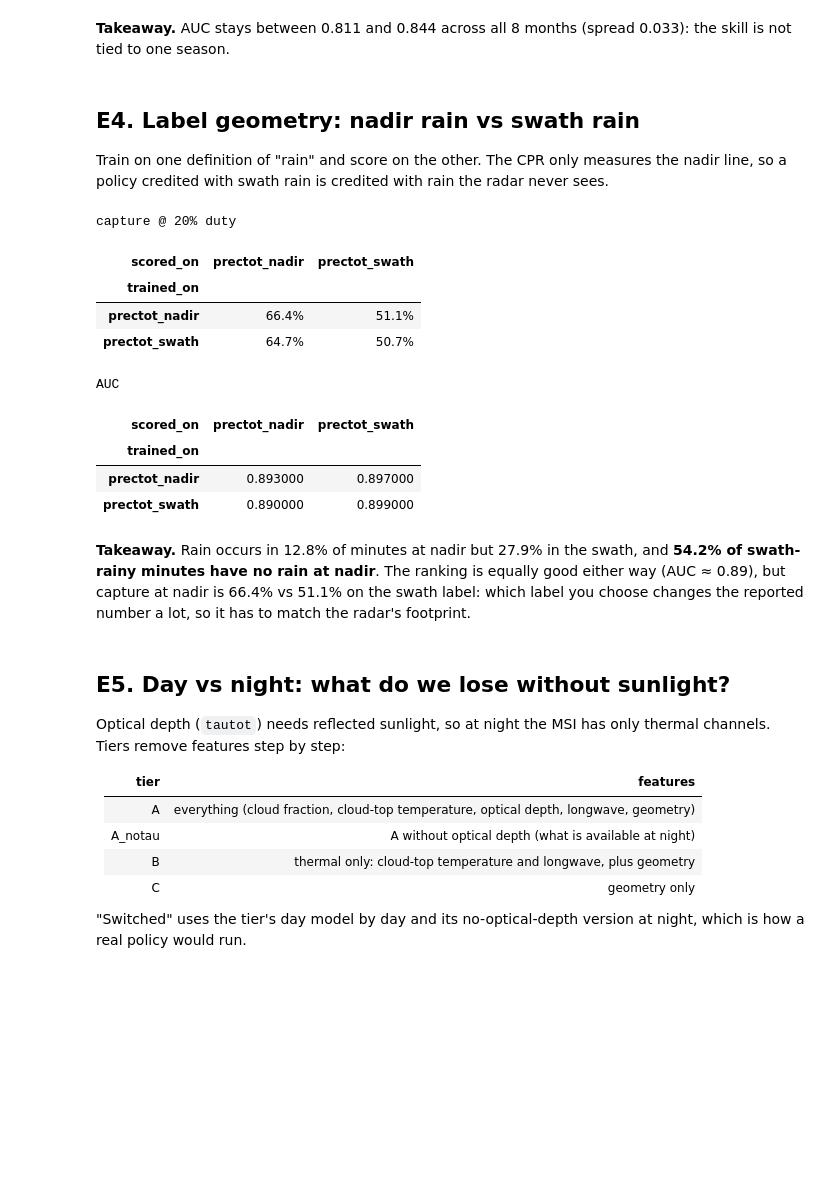
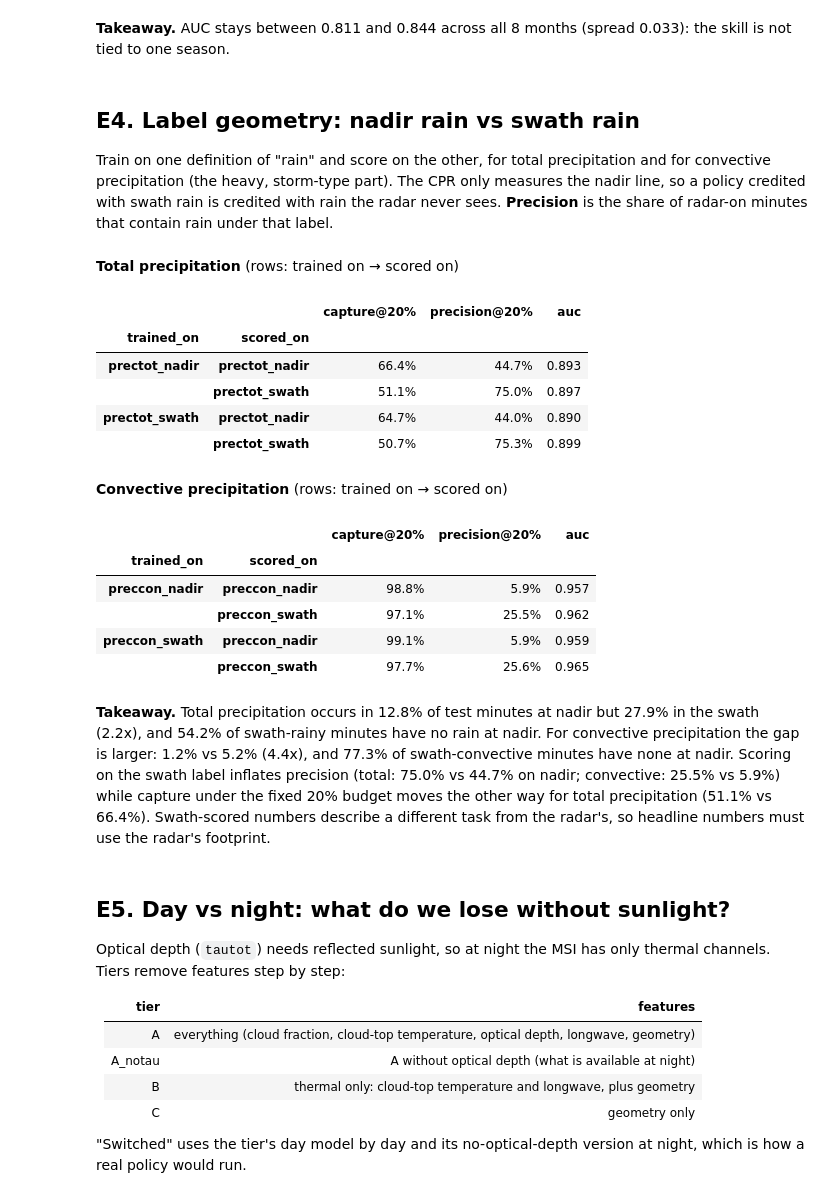
Before and after one commit to darthvader58/Code-Lab_RL_PriorityObs, a Jupyter notebook: missions/earthcare/EarthCare_trackwise.ipynb, the cells around one changed output. Cells and saved outputs as stored; diff of their text form; code cells hidden in the pictures; blank space fills up the shorter version.

Commit message:
show total and convective label-geometry grids with precision in the EarthCARE notebook

```diff
--- a/missions/earthcare/EarthCare_trackwise.ipynb
+++ b/missions/earthcare/EarthCare_trackwise.ipynb
@@ -476,34 +476,56 @@ display(Markdown(f"**Takeaway.** AUC stays between {e2.auc.min():.3f} and {e2.au
 # %% [markdown]
 ## E4. Label geometry: nadir rain vs swath rain
 
-Train on one definition of "rain" and score on the other. The CPR only measures the nadir
-line, so a policy credited with swath rain is credited with rain the radar never sees.
+Train on one definition of "rain" and score on the other, for total precipitation and for
+convective precipitation (the heavy, storm-type part). The CPR only measures the nadir line, so a
+policy credited with swath rain is credited with rain the radar never sees. **Precision** is the
+share of radar-on minutes that contain rain under that label.
-# %%
-e4 = r("e4_label_geometry")
-grid = e4.pivot(index="trained_on", columns="scored_on", values="capture@20%")
-display(grid.style.format("{:.1%}").set_caption("capture @ 20% duty"))
-display(e4.pivot(index="trained_on", columns="scored_on", values="auc").round(3).style.set_caption("AUC"))
-e4m = meta["e4"]
-display(Markdown(
-    f"**Takeaway.** Rain occurs in {pct(e4m['positive_rate']['prectot_nadir'])} of minutes at nadir "
-    f"but {pct(e4m['positive_rate']['prectot_swath'])} in the swath, and "
-    f"**{pct(e4m['swath_pos_label_neg_share'])} of swath-rainy minutes have no rain at nadir**. "
-    f"The ranking is equally good either way (AUC ≈ {e4.auc.mean():.2f}), but capture at nadir is "
-    f"{pct(grid.loc['prectot_nadir', 'prectot_nadir'])} vs {pct(grid.loc['prectot_nadir', 'prectot_swath'])} "
-    "on the swath label: which label you choose changes the reported number a lot, so it has to "
-    "match the radar's footprint."))
-# %% [output]
-capture @ 20% duty
-| scored_on | prectot_nadir | prectot_swath |
-| trained_on |  |  |
-| prectot_nadir | 66.4% | 51.1% |
-| prectot_swath | 64.7% | 50.7% |
-AUC
-| scored_on | prectot_nadir | prectot_swath |
-| trained_on |  |  |
-| prectot_nadir | 0.893000 | 0.897000 |
-| prectot_swath | 0.890000 | 0.899000 |
-**Takeaway.** Rain occurs in 12.8% of minutes at nadir but 27.9% in the swath, and **54.2% of swath-rainy minutes have no rain at nadir**. The ranking is equally good either way (AUC ≈ 0.89), but capture at nadir is 66.4% vs 51.1% on the swath label: which label you choose changes the reported number a lot, so it has to match the radar's footprint.
+# %%
+e4 = r("e4_label_geometry")
+e4m = meta["e4"]
+for var, name in [("prectot", "total precipitation"), ("preccon", "convective precipitation")]:
+    g = e4[e4.variable == var]
+    tbl = pd.DataFrame({
+        m: g.pivot(index="trained_on", columns="scored_on", values=m).stack()
+        for m in ["capture@20%", "precision@20%", "auc"]})
+    display(Markdown(f"**{name.capitalize()}** (rows: trained on → scored on)"))
+    display(tbl.style.format({"capture@20%": "{:.1%}", "precision@20%": "{:.1%}", "auc": "{:.3f}"}))
+
+def cell(var, train, score, m):
+    g = e4[(e4.variable == var) & (e4.trained_on == f"{var}_{train}") & (e4.scored_on == f"{var}_{score}")]
+    return g[m].iloc[0]
+
+pr = e4m["positive_rate"]
+display(Markdown(
+    f"**Takeaway.** Total precipitation occurs in {pct(pr['prectot_nadir'])} of test minutes at nadir but "
+    f"{pct(pr['prectot_swath'])} in the swath ({pr['prectot_swath'] / pr['prectot_nadir']:.1f}x), and "
+    f"{pct(e4m['swath_pos_label_neg_share']['prectot'])} of swath-rainy minutes have no rain at nadir. "
+    f"For convective precipitation the gap is larger: {pct(pr['preccon_nadir'])} vs {pct(pr['preccon_swath'])} "
+    f"({pr['preccon_swath'] / pr['preccon_nadir']:.1f}x), and {pct(e4m['swath_pos_label_neg_share']['preccon'])} "
+    "of swath-convective minutes have none at nadir. "
+    f"Scoring on the swath label inflates precision (total: {pct(cell('prectot', 'nadir', 'swath', 'precision@20%'))} "
+    f"vs {pct(cell('prectot', 'nadir', 'nadir', 'precision@20%'))} on nadir; convective: "
+    f"{pct(cell('preccon', 'nadir', 'swath', 'precision@20%'))} vs {pct(cell('preccon', 'nadir', 'nadir', 'precision@20%'))}) "
+    "while capture under the fixed 20% budget moves the other way for total precipitation "
+    f"({pct(cell('prectot', 'nadir', 'swath', 'capture@20%'))} vs {pct(cell('prectot', 'nadir', 'nadir', 'capture@20%'))}). "
+    "Swath-scored numbers describe a different task from the radar's, so headline numbers must use the "
+    "radar's footprint."))
+# %% [output]
+**Total precipitation** (rows: trained on → scored on)
+|  |  | capture@20% | precision@20% | auc |
+| trained_on | scored_on |  |  |  |
+| prectot_nadir | prectot_nadir | 66.4% | 44.7% | 0.893 |
+|  | prectot_swath | 51.1% | 75.0% | 0.897 |
+| prectot_swath | prectot_nadir | 64.7% | 44.0% | 0.890 |
+|  | prectot_swath | 50.7% | 75.3% | 0.899 |
+**Convective precipitation** (rows: trained on → scored on)
+|  |  | capture@20% | precision@20% | auc |
+| trained_on | scored_on |  |  |  |
+| preccon_nadir | preccon_nadir | 98.8% | 5.9% | 0.957 |
+|  | preccon_swath | 97.1% | 25.5% | 0.962 |
+| preccon_swath | preccon_nadir | 99.1% | 5.9% | 0.959 |
+|  | preccon_swath | 97.7% | 25.6% | 0.965 |
+**Takeaway.** Total precipitation occurs in 12.8% of test minutes at nadir but 27.9% in the swath (2.2x), and 54.2% of swath-rainy minutes have no rain at nadir. For convective precipitation the gap is larger: 1.2% vs 5.2% (4.4x), and 77.3% of swath-convective minutes have none at nadir. Scoring on the swath label inflates precision (total: 75.0% vs 44.7% on nadir; convective: 25.5% vs 5.9%) while capture under the fixed 20% budget moves the other way for total precipitation (51.1% vs 66.4%). Swath-scored numbers describe a different task from the radar's, so headline numbers must use the radar's footprint.
 # %% [markdown]
 ## E5. Day vs night: what do we lose without sunlight?
 
```
